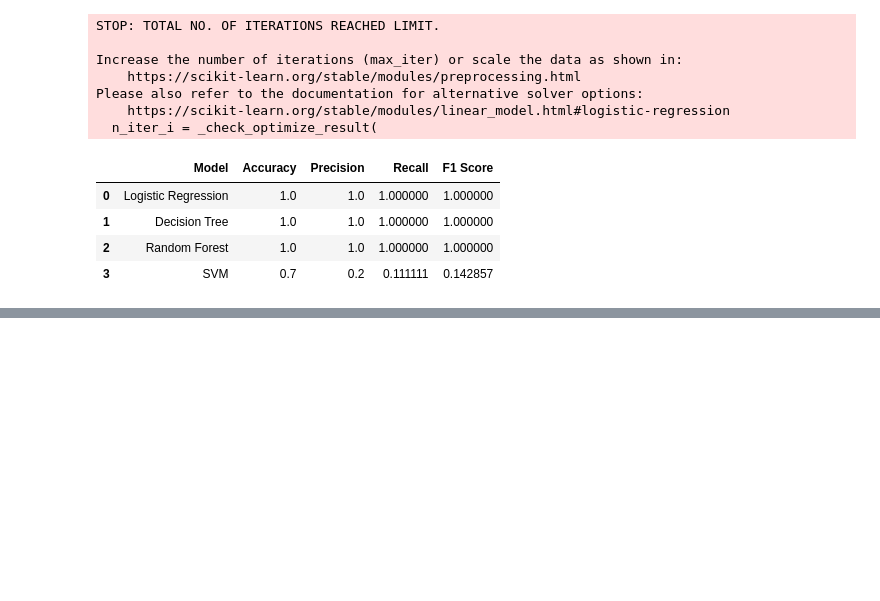
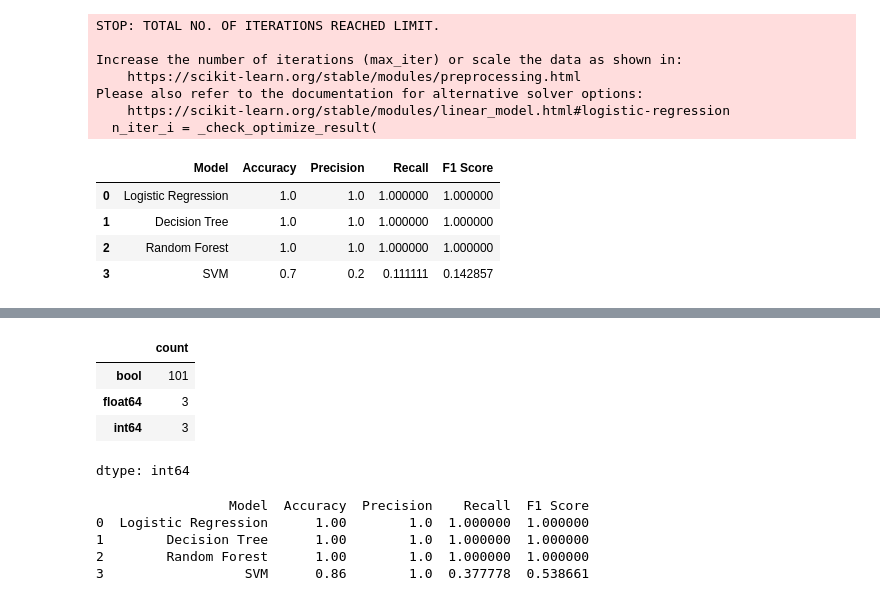
Before and after one commit to AlfredXNet/Customer-Churn-Prediction-App, a Jupyter notebook: notebooks/Customer_Churn_Prediction_App.ipynb, the cells around one changed output, grey strips where cells are left out. Cells and saved outputs as stored; diff of their text form; code cells hidden in the pictures; blank space fills up the shorter version.

Commit message:
Applied feature scaling, retrained the models, and saved the best model.

```diff
--- a/notebooks/Customer_Churn_Prediction_App.ipynb
+++ b/notebooks/Customer_Churn_Prediction_App.ipynb
@@ -364,0 +386,60 @@ Please also refer to the documentation for alternative solver options:
+# %%
+#checking the data type of the features
+X.dtypes.value_counts()
+# %% [output]
+|  | count |
+| bool | 101 |
+| float64 | 3 |
+| int64 | 3 |
+dtype: int64
+# %%
+#scaling numeric features
+from sklearn.preprocessing import StandardScaler
+from sklearn.model_selection import cross_validate, StratifiedKFold
+from sklearn.linear_model import LogisticRegression
+from sklearn.tree import DecisionTreeClassifier
+from sklearn.ensemble import RandomForestClassifier
+from sklearn.svm import SVC
+import pandas as pd
+import numpy as np
+
+# Scale the features
+scaler = StandardScaler()
+X_scaled = scaler.fit_transform(X)
+
+# Define models
+models = {
+    "Logistic Regression": LogisticRegression(max_iter=1000, random_state=42),
+    "Decision Tree": DecisionTreeClassifier(random_state=42),
+    "Random Forest": RandomForestClassifier(random_state=42),
+    "SVM": SVC(random_state=42)
+}
+
+# Define 5-fold CV
+cv = StratifiedKFold(n_splits=5, shuffle=True, random_state=42)
+
+# Store results
+results = []
+
+# Evaluate each model
+for name, model in models.items():
+    scores = cross_validate(model, X_scaled, y, cv=cv,
+                            scoring=['accuracy', 'precision', 'recall', 'f1'])
+
+    results.append({
+        "Model": name,
+        "Accuracy": np.mean(scores['test_accuracy']),
+        "Precision": np.mean(scores['test_precision']),
+        "Recall": np.mean(scores['test_recall']),
+        "F1 Score": np.mean(scores['test_f1'])
+    })
+
+# Convert to DataFrame
+results_df = pd.DataFrame(results)
+print(results_df)
+# %% [output]
+                 Model  Accuracy  Precision    Recall  F1 Score
+0  Logistic Regression      1.00        1.0  1.000000  1.000000
+1        Decision Tree      1.00        1.0  1.000000  1.000000
+2        Random Forest      1.00        1.0  1.000000  1.000000
+3                  SVM      0.86        1.0  0.377778  0.538661
```
Also changed, not shown: parts of 8 cells of this notebook.
